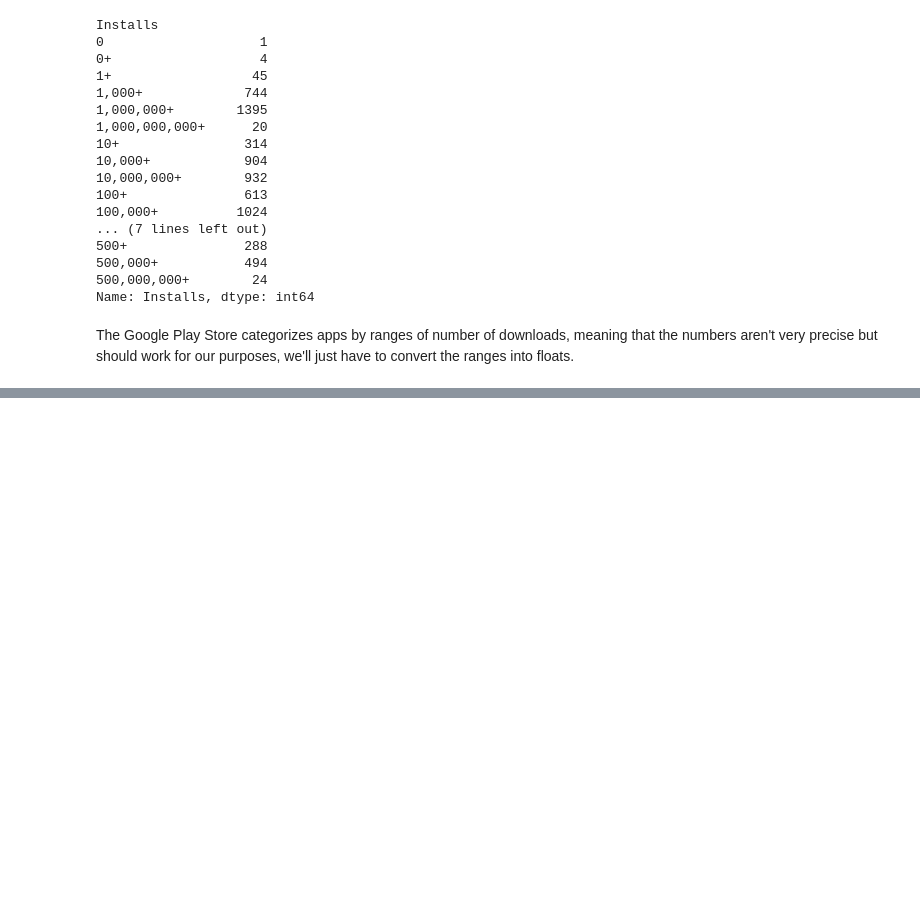
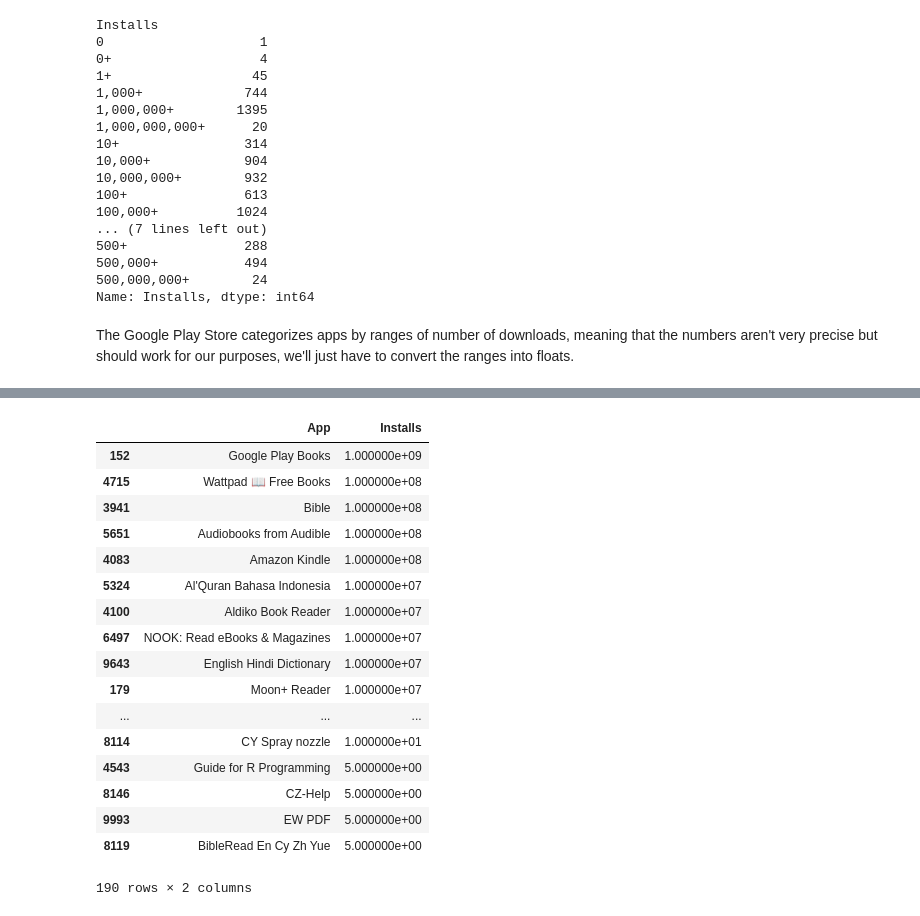
Before and after one commit to hsdistefa/ds-analyzing-mobile-app-market, a Jupyter notebook: free_mobile_app_analysis.ipynb, the cells around one changed output, grey strips where cells are left out. Cells and saved outputs as stored; diff of their text form; code cells hidden in the pictures; blank space fills up the shorter version.

```diff
--- a/free_mobile_app_analysis.ipynb
+++ b/free_mobile_app_analysis.ipynb
@@ -349,0 +403,22 @@ AttributeError: Can only use .str accessor with string values, which use np.obje
+# %%
+bnr_gs = free_gs_df[free_gs_df['Category'] == 'BOOKS_AND_REFERENCE'][['App', 'Installs']]
+bnr_gs.sort_values('Installs', ascending=False)
+# %% [output]
+|  | App | Installs |
+| 152 | Google Play Books | 1.000000e+09 |
+| 4715 | Wattpad 📖 Free Books | 1.000000e+08 |
+| 3941 | Bible | 1.000000e+08 |
+| 5651 | Audiobooks from Audible | 1.000000e+08 |
+| 4083 | Amazon Kindle | 1.000000e+08 |
+| 5324 | Al'Quran Bahasa Indonesia | 1.000000e+07 |
+| 4100 | Aldiko Book Reader | 1.000000e+07 |
+| 6497 | NOOK: Read eBooks & Magazines | 1.000000e+07 |
+| 9643 | English Hindi Dictionary | 1.000000e+07 |
+| 179 | Moon+ Reader | 1.000000e+07 |
+| ... | ... | ... |
+| 8114 | CY Spray nozzle | 1.000000e+01 |
+| 4543 | Guide for R Programming | 5.000000e+00 |
+| 8146 | CZ-Help | 5.000000e+00 |
+| 9993 | EW PDF | 5.000000e+00 |
+| 8119 | BibleRead En Cy Zh Yue | 5.000000e+00 |
+190 rows × 2 columns
```
Also changed, not shown: parts of 8 cells of this notebook.
